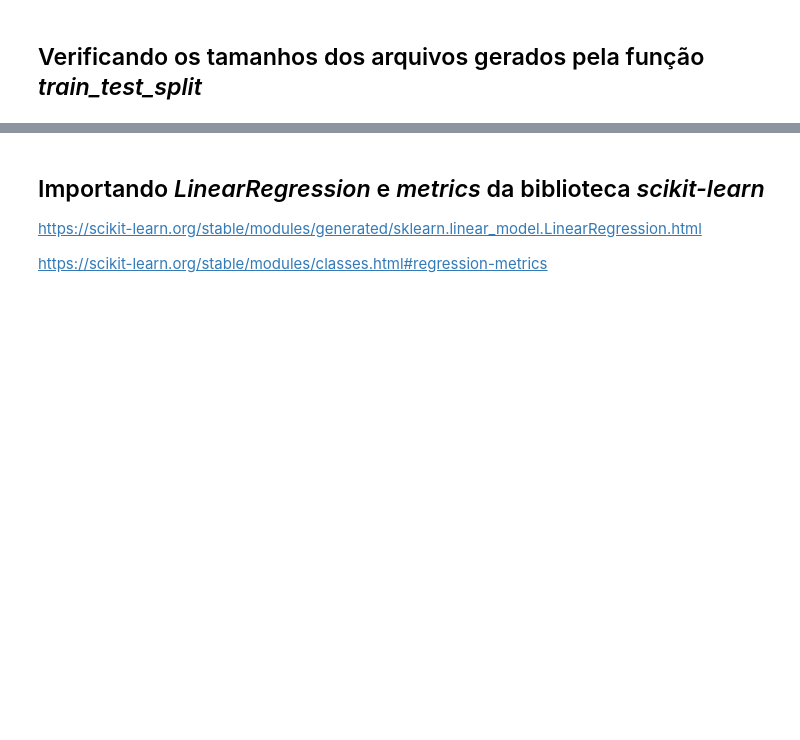
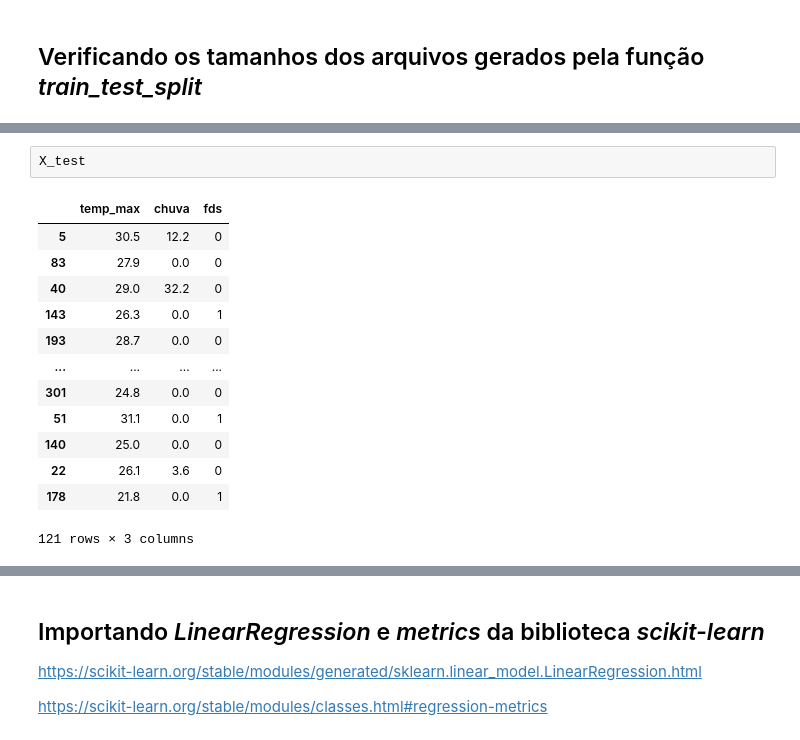
Before and after one commit to gustavohalm/linear-regression, a Jupyter notebook: linear.ipynb, the cells around one changed output, grey strips where cells are left out. Saved outputs shown, nothing was run; the diff lists cells and outputs as text; blank space fills up the shorter version.

```diff
--- a/linear.ipynb
+++ b/linear.ipynb
@@ -254,3 +305,19 @@ from sklearn.model_selection import train_test_split
+# %%
+X_test
+# %% [output]
+|  | temp_max | chuva | fds |
+| 5 | 30.5 | 12.2 | 0 |
+| 83 | 27.9 | 0.0 | 0 |
+| 40 | 29.0 | 32.2 | 0 |
+| 143 | 26.3 | 0.0 | 1 |
+| 193 | 28.7 | 0.0 | 0 |
+| ... | ... | ... | ... |
+| 301 | 24.8 | 0.0 | 0 |
+| 51 | 31.1 | 0.0 | 1 |
+| 140 | 25.0 | 0.0 | 0 |
+| 22 | 26.1 | 3.6 | 0 |
+| 178 | 21.8 | 0.0 | 1 |
+121 rows × 3 columns
 # %% [markdown]
 <img width='600px' src='../Dados/img/reg_01.jpg'>
 # %% [markdown]
```
Also changed, not shown: parts of 5 cells of this notebook.
